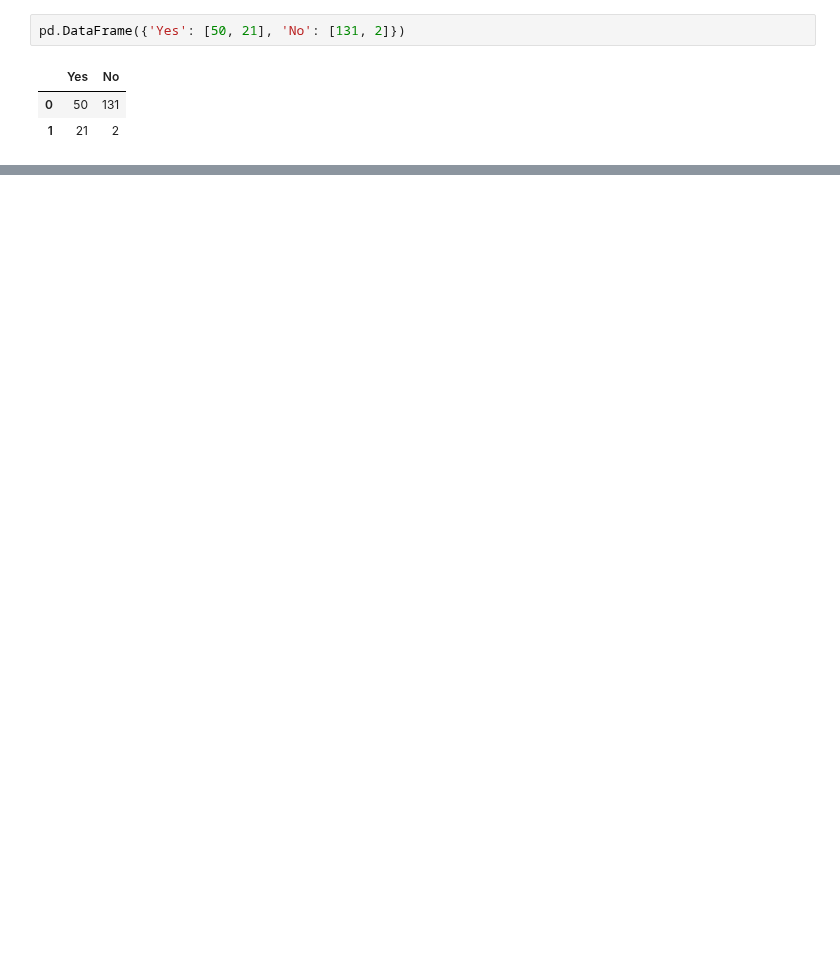
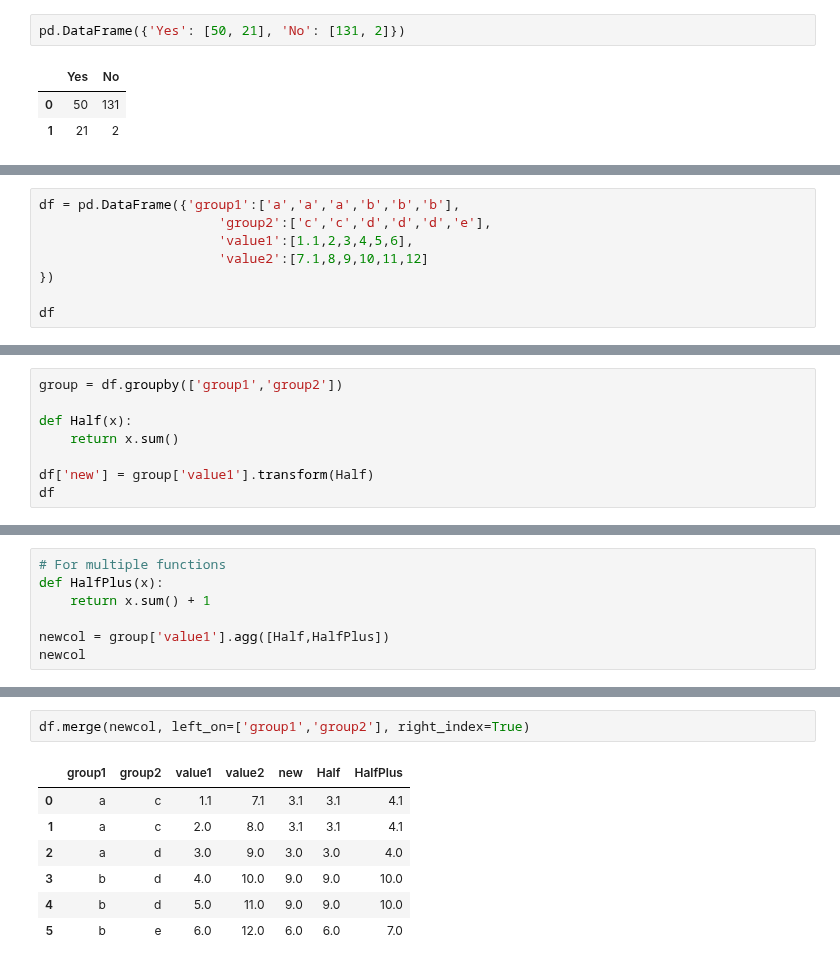
Before and after one commit to mtn75/Python-Toturial, a Jupyter notebook: python_workshop_pandas.ipynb, the cells around one changed output, grey strips where cells are left out. Saved outputs shown, nothing was run; the diff lists cells and outputs as text; blank space fills up the shorter version.

```diff
--- a/python_workshop_pandas.ipynb
+++ b/python_workshop_pandas.ipynb
@@ -16,0 +271,8 @@ pd.DataFrame({'Yes': [50, 21], 'No': [131, 2]})
+# %%
+df = pd.DataFrame({'group1':['a','a','a','b','b','b'],
+                       'group2':['c','c','d','d','d','e'],
+                       'value1':[1.1,2,3,4,5,6],
+                       'value2':[7.1,8,9,10,11,12]
+})
+
+df
@@ -16,0 +287,8 @@ pd.DataFrame({'Yes': [50, 21], 'No': [131, 2]})
+# %%
+group = df.groupby(['group1','group2'])
+
+def Half(x):
+    return x.sum()
+
+df['new'] = group['value1'].transform(Half)
+df
@@ -16,0 +303,7 @@ pd.DataFrame({'Yes': [50, 21], 'No': [131, 2]})
+# %%
+# For multiple functions
+def HalfPlus(x):
+    return x.sum() + 1
+
+newcol = group['value1'].agg([Half,HalfPlus])
+newcol
@@ -16,0 +317,10 @@ pd.DataFrame({'Yes': [50, 21], 'No': [131, 2]})
+# %%
+df.merge(newcol, left_on=['group1','group2'], right_index=True)
+# %% [output]
+|  | group1 | group2 | value1 | value2 | new | Half | HalfPlus |
+| 0 | a | c | 1.1 | 7.1 | 3.1 | 3.1 | 4.1 |
+| 1 | a | c | 2.0 | 8.0 | 3.1 | 3.1 | 4.1 |
+| 2 | a | d | 3.0 | 9.0 | 3.0 | 3.0 | 4.0 |
+| 3 | b | d | 4.0 | 10.0 | 9.0 | 9.0 | 10.0 |
+| 4 | b | d | 5.0 | 11.0 | 9.0 | 9.0 | 10.0 |
+| 5 | b | e | 6.0 | 12.0 | 6.0 | 6.0 | 7.0 |
```
Also changed, not shown: parts of 47 cells of this notebook.
